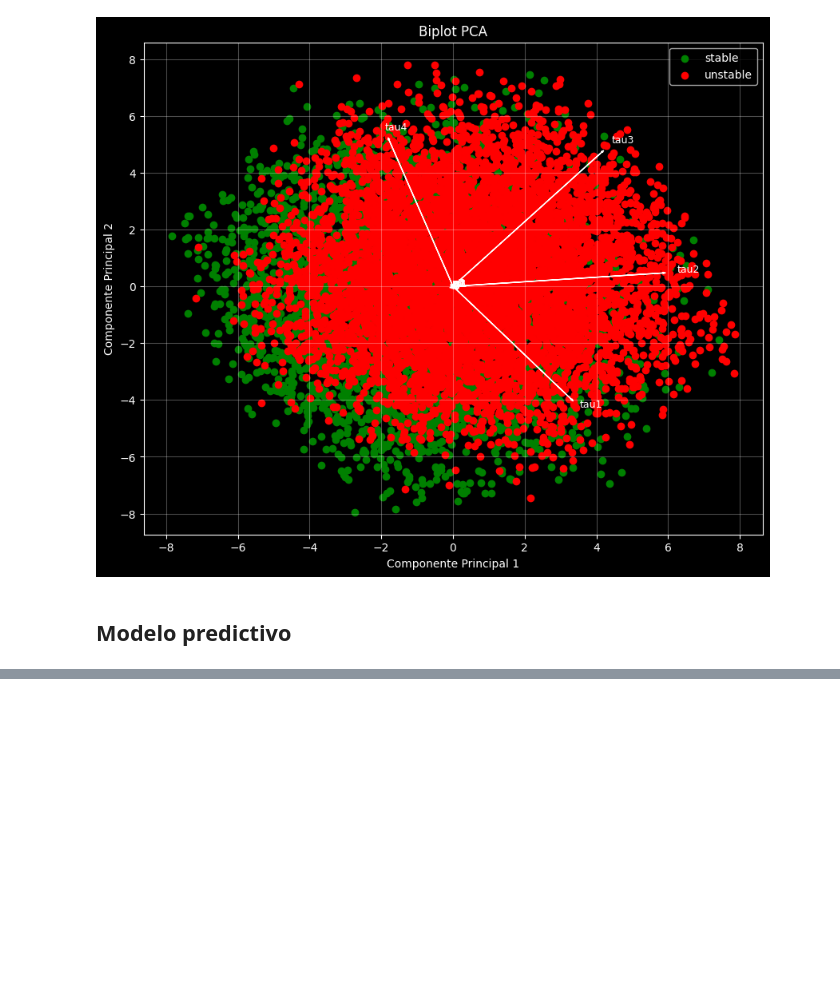
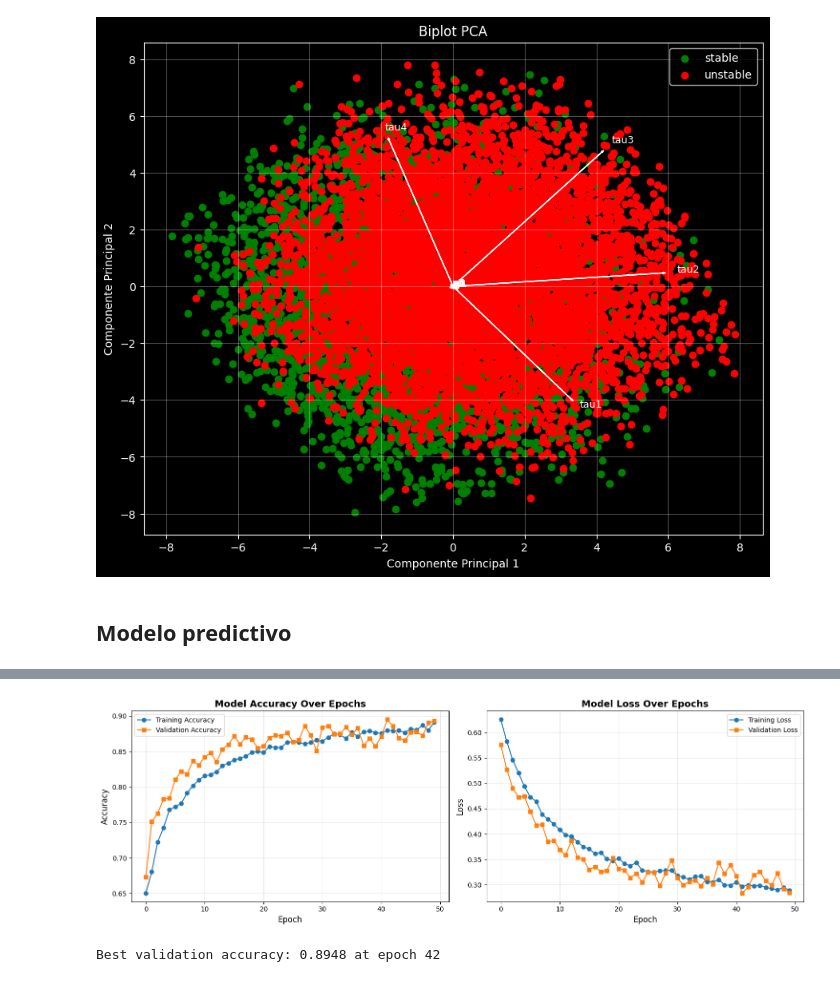
Before and after one commit to santi34mg/ElectricalStability, a Jupyter notebook: src/main.ipynb, the cells around one changed output, grey strips where cells are left out. Saved outputs shown, nothing was run; the diff lists cells and outputs as text; code cells hidden in the pictures; blank space fills up the shorter version.

Commit message:
feat: implement deep learingn model for prediction

```diff
--- a/src/main.ipynb
+++ b/src/main.ipynb
@@ -435,0 +555,32 @@ print(feature_importance.head().to_string(index=False))
+# %%
+# Visualize training history
+fig, axes = plt.subplots(1, 2, figsize=(15, 5))
+
+# Plot accuracy
+axes[0].plot(history.history['accuracy'], label='Training Accuracy', marker='o')
+axes[0].plot(history.history['val_accuracy'], label='Validation Accuracy', marker='s')
+axes[0].set_title('Model Accuracy Over Epochs', fontsize=14, fontweight='bold')
+axes[0].set_xlabel('Epoch', fontsize=12)
+axes[0].set_ylabel('Accuracy', fontsize=12)
+axes[0].legend()
+axes[0].grid(True, alpha=0.3)
+
+# Plot loss
+axes[1].plot(history.history['loss'], label='Training Loss', marker='o')
+axes[1].plot(history.history['val_loss'], label='Validation Loss', marker='s')
+axes[1].set_title('Model Loss Over Epochs', fontsize=14, fontweight='bold')
+axes[1].set_xlabel('Epoch', fontsize=12)
+axes[1].set_ylabel('Loss', fontsize=12)
+axes[1].legend()
+axes[1].grid(True, alpha=0.3)
+
+plt.tight_layout()
+plt.show()
+
+# Find best epoch
+best_epoch = np.argmax(history.history['val_accuracy']) + 1
+best_val_acc = max(history.history['val_accuracy'])
+print(f"\nBest validation accuracy: {best_val_acc:.4f} at epoch {best_epoch}")
+# %% [output]
+[figure, added]
+Best validation accuracy: 0.8948 at epoch 42
```
Also changed, not shown: parts of 6 cells of this notebook, 1 other file.
